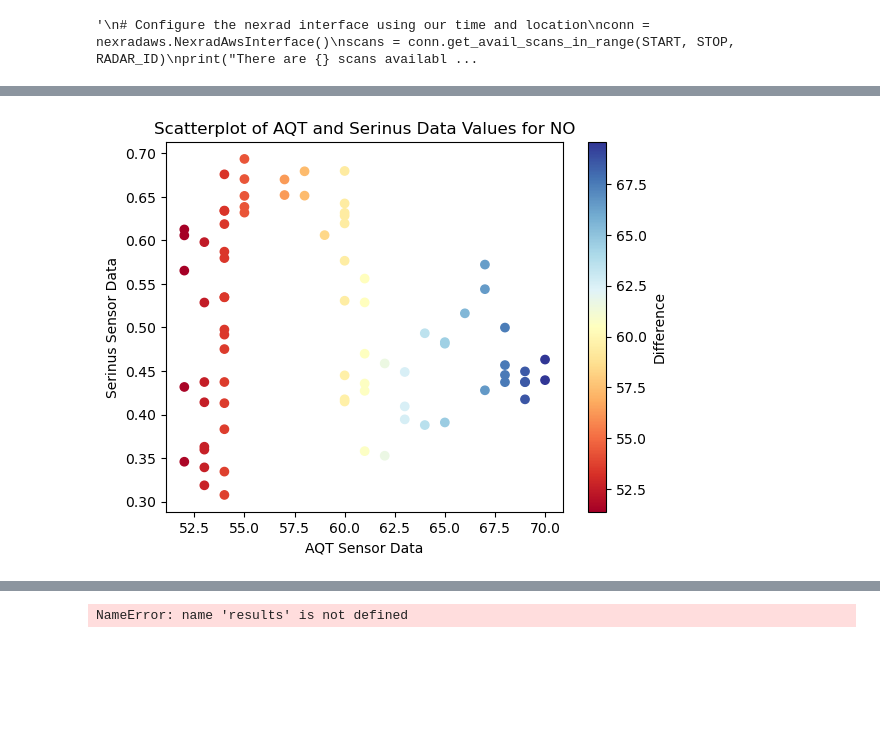
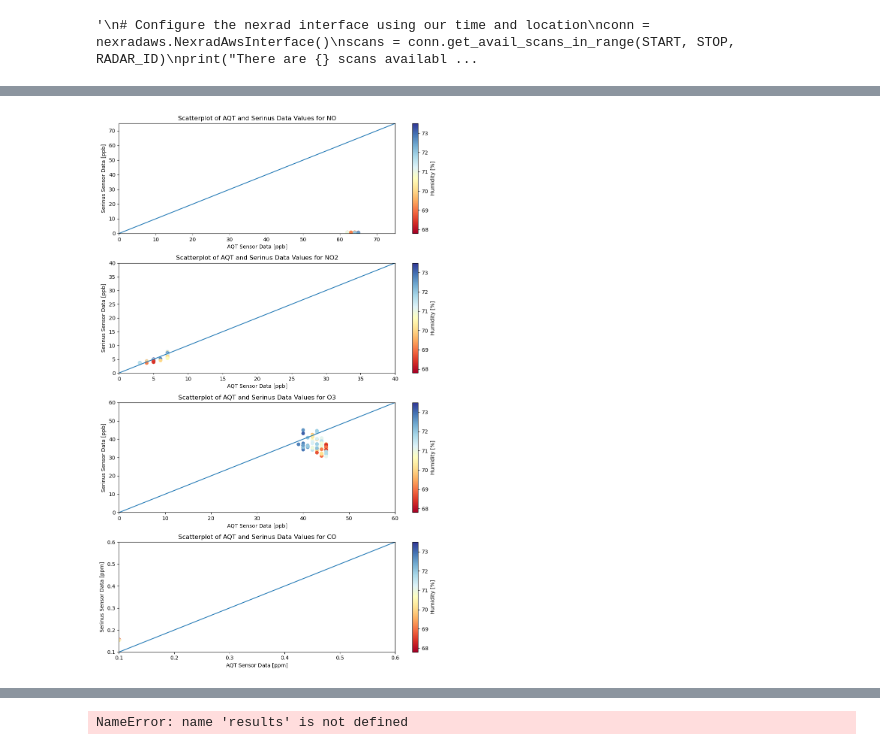
Before and after one commit to EVS-ATMOS/air-quality-sensors, a Jupyter notebook: toybox.ipynb, the cells around one changed output, grey strips where cells are left out. Drawn from its saved outputs; the diff is of its cells as text; code cells hidden in the pictures; blank space fills up the shorter version.

```diff
--- a/toybox.ipynb
+++ b/toybox.ipynb
@@ -350,10 +341,14 @@ o3_data.drop(labels=[0,1,2,3,4,5,6,7,8,9,10,11,12,13,14,15,16,17,18,19], axis=0,
 ## Creating the time variable as a datetime object, easier to handle and plot with.
 time_array_o3 = ["None"] * len(o3_data["Time"])
 original_o3 = np.asarray(o3_data["Time"])
+dt = []
 for i in range(len(o3_data["Time"])):
     time_array_o3[i] = original_o3[i].replace("/", "-")
-new_time_array_o3 = np.asarray(time_array_o3, dtype='datetime64[s]')
-plot = plt.plot(new_time_array_o3[51:], o3_data["Ozone Average"][51:])
+    dt.append(datetime.strptime(time_array_o3[i], '%Y-%m-%d %H:%M:%S'))
+new_dt = []
+for i in dt:
+    new_dt.append(i + timedelta(hours=5))
+plot = plt.plot(new_dt[51:], o3_data["Ozone Average"][51:])
 plt.xlabel("Time")
 plt.ylabel("Ozone Concentration [ppb]")
 plt.title("Ozone Concentration Throughout the Day on 5/24")
@@ -413,18 +412,22 @@ CO_data.drop(labels=[0,1,2,3,4,5,6,7,8,9,10,11,12,13,14,15,16,17,18, 19, 20, 21,
 ## Creating the time variable as a datetime object, easier to handle and plot with.
 time_array_CO = ["None"] * len(CO_data["Time"])
 original_CO = np.asarray(CO_data["Time"])
+dt = []
 for i in range(len(CO_data["Time"])):
     time_array_CO[i] = original_CO[i].replace("/", "-")
-new_time_array_CO = np.asarray(time_array_CO, dtype='datetime64[s]')
+    dt.append(datetime.strptime(time_array_CO[i], '%Y-%m-%d %H:%M:%S'))
+new_dt_CO = []
+for i in dt:
+    new_dt_CO.append(i + timedelta(hours=5))
 
 # Creating the Plots
-plot = plt.plot(new_time_array_CO[23:], CO_data["CO Concentration Average"][23:])
+plot = plt.plot(new_dt_CO[23:], CO_data["CO Concentration Average"][23:])
 plt.xlabel("Time")
 plt.ylabel("CO Concentration [ppm]")
 plt.title("CO Concentration Throughout the Day on 5/24")
 
 plt.figure()
-plt.plot(new_time_array_CO[23:], CO_data["CO2 Concentration Average"][23:])
+plt.plot(new_dt_CO[23:], CO_data["CO2 Concentration Average"][23:])
 plt.xlabel("Time")
 plt.ylabel("CO2 Concentration [ppm]")
 plt.title("CO2 Concentration Throughout the Day on 5/24")
@@ -592,43 +610,54 @@ plt.savefig("CO Comparison")
 # %%
 ## Creating a scatterplot for NO concentration levels across AQT and Serinus data values.
+
+plt.figure(figsize=(10,15))
+
+plt.subplot(4,1,1)
 cm = plt.cm.get_cmap('RdYlBu')
-diff_no = np.array(no["value"]*1000) - np.array(NOx_data["NO Concentration Average"][35:-1])
-sc = plt.scatter(no["value"]*1000, NOx_data["NO Concentration Average"][35:-1], c=diff_no, cmap=cm)
+sc = plt.scatter(no["value"]*1000, NOx_data["NO Concentration Average"][35:-1], c=aqhum["value"], cmap=cm)
 cbar = plt.colorbar(sc)
-cbar.set_label("Difference")
-plt.xlabel("AQT Sensor Data")
-plt.ylabel("Serinus Sensor Data")
+cbar.set_label("Humidity [%]")
+plt.xlabel("AQT Sensor Data [ppb]")
+plt.ylabel("Serinus Sensor Data [ppb]")
+plt.xlim(0,75)
+plt.ylim(0,75)
+plt.plot([0,75],[0,75])
 plt.title("Scatterplot of AQT and Serinus Data Values for NO")
-plt.savefig("NO Scatter")
 
-plt.figure()
-diff_no2 = np.array(no2["value"]*1000) - np.array(NOx_data["NO2 Concentration Average"][35:-1])
-sc = plt.scatter(no2["value"]*1000, NOx_data["NO2 Concentration Average"][35:-1], c=diff_no2, cmap=cm)
+plt.subplot(4,1,2)
+sc = plt.scatter(no2["value"]*1000, NOx_data["NO2 Concentration Average"][35:-1], c=aqhum["value"], cmap=cm)
 cbar = plt.colorbar(sc)
-cbar.set_label("Difference")
-plt.xlabel("AQT Sensor Data")
-plt.ylabel("Serinus Sensor Data")
+cbar.set_label("Humidity [%]")
+plt.xlabel("AQT Sensor Data [ppb]")
+plt.ylabel("Serinus Sensor Data [ppb]")
+plt.xlim(0,40)
+plt.ylim(0,40)
+plt.plot([0,40],[0,40])
 plt.title("Scatterplot of AQT and Serinus Data Values for NO2")
-plt.savefig("NO2 Scatter")
 
-plt.figure()
-diff_o3 = np.array(o3["value"]*1000) - np.array(o3_data["Ozone Average"][51:-1])
-sc = plt.scatter(o3["value"]*1000, o3_data["Ozone Average"][51:-1], c=diff_o3, cmap=cm)
+plt.subplot(4,1,3)
+sc = plt.scatter(o3["value"]*1000, o3_data["Ozone Average"][51:-1], c=aqhum["value"], cmap=cm)
 cbar = plt.colorbar(sc)
-cbar.set_label("Difference")
-plt.xlabel("AQT Sensor Data")
-plt.ylabel("Serinus Sensor Data")
+cbar.set_label("Humidity [%]")
+plt.xlabel("AQT Sensor Data [ppb]")
+plt.ylabel("Serinus Sensor Data [ppb]")
+plt.xlim(0,60)
+plt.ylim(0,60)
+plt.plot([0,60],[0,60])
 plt.title("Scatterplot of AQT and Serinus Data Values for O3")
-plt.savefig("o3 Scatter")
 
-plt.figure()
-diff_CO = np.array(co["value"]) - np.array(CO_data["CO Concentration Average"][23:-1])
-sc = plt.scatter(co["value"], CO_data["CO Concentration Average"][23:-1], c=diff_CO, cmap=cm)
+plt.subplot(4,1,4)
+sc = plt.scatter(co["value"], CO_data["CO Concentration Average"][23:-1], c=aqhum["value"], cmap=cm)
 cbar = plt.colorbar(sc)
-cbar.set_label("Difference")
-plt.xlabel("AQT Sensor Data")
-plt.ylabel("Serinus Sensor Data")
+cbar.set_label("Humidity [%]")
+plt.xlabel("AQT Sensor Data [ppm]")
+plt.ylabel("Serinus Sensor Data [ppm]")
+plt.xlim(0.1, 0.6)
+plt.ylim(0.1, 0.6)
+plt.plot([0.1,0.6],[0.1,0.6])
 plt.title("Scatterplot of AQT and Serinus Data Values for CO")
-plt.savefig("CO Scatter")
+
+plt.tight_layout()
+plt.savefig("Scatterplot Comparison")
 # %% [output]
-[figure, old version]
+[figure, new version]
```
Also changed, not shown: parts of 10 cells of this notebook.
